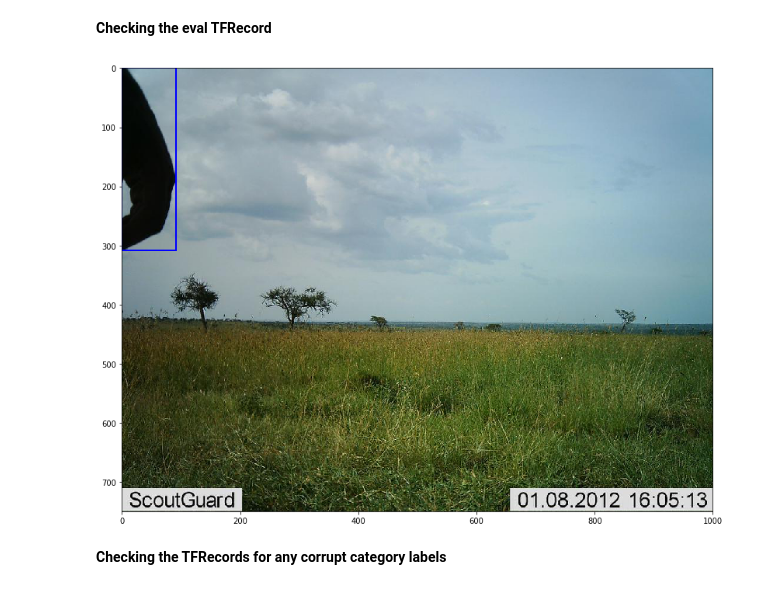
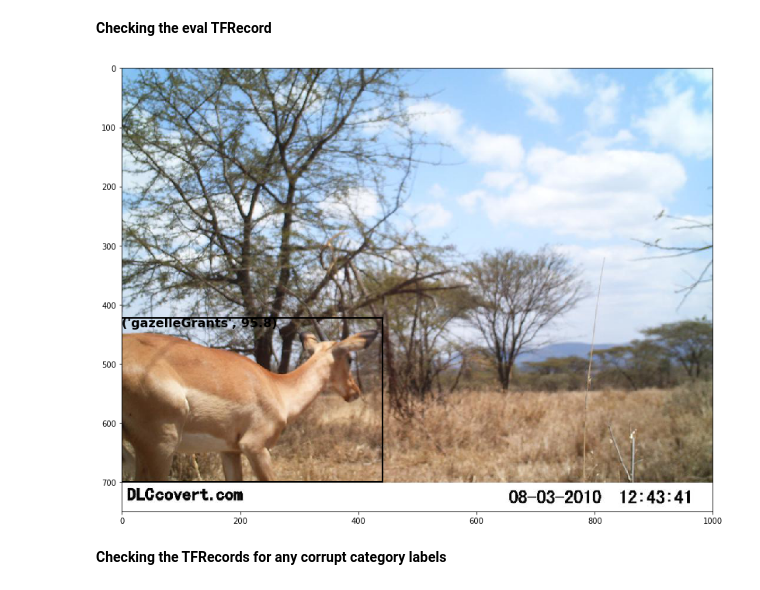
Before and after one commit to Manish-rai21bit/camera-trap-detection, a Jupyter notebook: data_prep/Data_Model_LILA_withoutBB.ipynb, the cells around one changed output. Cells and saved outputs as stored; diff of their text form; code cells hidden in the pictures.

```diff
--- a/data_prep/Data_Model_LILA_withoutBB.ipynb
+++ b/data_prep/Data_Model_LILA_withoutBB.ipynb
@@ -176,0 +177,6 @@ Dataframe size of the df_bb_meta is: (815026, 13)
+# %%
+msi_snapshot_serengeti = list(df_bb_meta['image_id'])
+
+with open("../data/LILA/msi_snapshot_serengeti.csv",'w') as f:
+    wr = csv.writer(f)
+    wr.writerow(msi_snapshot_serengeti)
@@ -395,0 +252,3 @@ with open("../data/LILA/msi_image_names.csv",'w') as f:
+# %%
+inv_label_map = {v: k for k, v in label_map.items()}
+inv_label_map
@@ -588,10 +296,6 @@ filename_list = ['../data/LILA/lila.record']
 # %%
-# Example for inspecting TFR files
-# import matplotlib.pyplot as plt
-
-# dataset = create_tfr_reader(filename_list)
-
-batch_size = 4
+filename_list = ['../data/LILA/ss_all/snapshot_serengeti_s01_s06-0-10000.record']
+batch_size = 400
 dataset = tf.data.Dataset.from_tensor_slices(filename_list)
 dataset = tf.data.TFRecordDataset(dataset)
 dataset = dataset.shuffle(buffer_size=batch_size)
@@ -664,47 +382,60 @@ batch_data = iterator.get_next()
 # %%
 with tf.Session() as sess:
     for i in range(0, 1):
         (context, sequence) = sess.run(batch_data)
         img0 = context['image/encoded'][0]
-        xmin = (context['image/object/bbox/xmin'])
-        ymin = (context['image/object/bbox/ymin'])
-        xmax = (context['image/object/bbox/xmax'])
-        ymax = (context['image/object/bbox/ymax'])
-        width = context['image/width']
-        height = context['image/height']
+        # Detection
+        xmin_d = (context['image/detection/bbox/xmin'])
+        ymin_d = (context['image/detection/bbox/ymin'])
+        xmax_d = (context['image/detection/bbox/xmax'])
+        ymax_d = (context['image/detection/bbox/ymax'])
+        label_d = (context['image/detection/label'])
+        score = (context['image/detection/score'])
 
-
-xmins = []
-ymins = []
-xmaxs = []
-ymaxs = []
-
+score_threshold = 0.5
 img = img0
 encoded_jpg_io = io.BytesIO(img)
 image = Image.open(encoded_jpg_io)
 width, height = image.size
 
 i = 0
-for j in range(0, xmin[0].shape[0]):
-    if xmin[0][j][0] == i:
-        xmins.append(int(xmin[1][j]*width))
-        ymins.append(int(ymin[1][j]*height))
-        xmaxs.append(int(xmax[1][j]*width))
-        ymaxs.append(int(ymax[1][j]*height))
+xmins_d = []
+ymins_d = []
+xmaxs_d = []
+ymaxs_d = []
+labels_d = []
+scores = []
 
+for j in range(0, xmin_d[0].shape[0]):
+    if xmin_d[0][j][0] == i and score[1][j]>=score_threshold:
+        xmins_d.append(int(xmin_d[1][j]*width))
+        ymins_d.append(int(ymin_d[1][j]*height))
+        xmaxs_d.append(int(xmax_d[1][j]*width))
+        ymaxs_d.append(int(ymax_d[1][j]*height))
+        labels_d.append(label_d[1][j])
+        scores.append(round(score[1][j]*100, 1))
 
+# print(labels_d)
 # Create figure and axes
 fig,ax = plt.subplots(1)
 fig.set_size_inches(18.5, 10.5)
 # Display the image
 ax.imshow(image)
-for s in range(len(xmins)):
-    rect = patches.Rectangle((xmins[s],ymins[s]),(xmaxs[s]-xmins[s]), (ymaxs[s] - ymins[s]),linewidth=2,edgecolor='b',facecolor='none')
+for s in range(len(xmins_d)):
+    rect = patches.Rectangle((xmins_d[s],ymins_d[s]),(xmaxs_d[s]-xmins_d[s]), \
+                             (ymaxs_d[s] - ymins_d[s]),linewidth=2,edgecolor='black',facecolor='none')
     ax.add_patch(rect)
 
+    rx, ry = rect.get_xy()
+    cx = rx # + rect.get_width()/2.0
+    cy = ry # + rect.get_height()/2.0
+
+    ax.annotate((inv_label_map[labels_d[s]], scores[s]), (cx, cy), color='black', weight='bold',
+                fontsize=16, ha='left', va='top')
+
 plt.show()
 # %% [output]
-[figure, old version]
+[figure, new version]
 # %% [markdown]
 **Checking the TFRecords for any corrupt category labels**
 # %%
```
Also changed, not shown: parts of 42 cells of this notebook, 2 other files.
